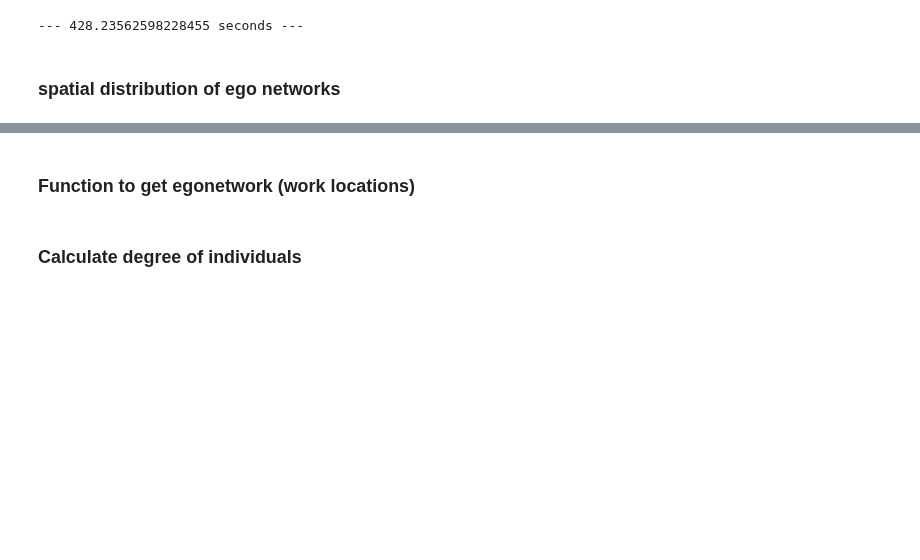
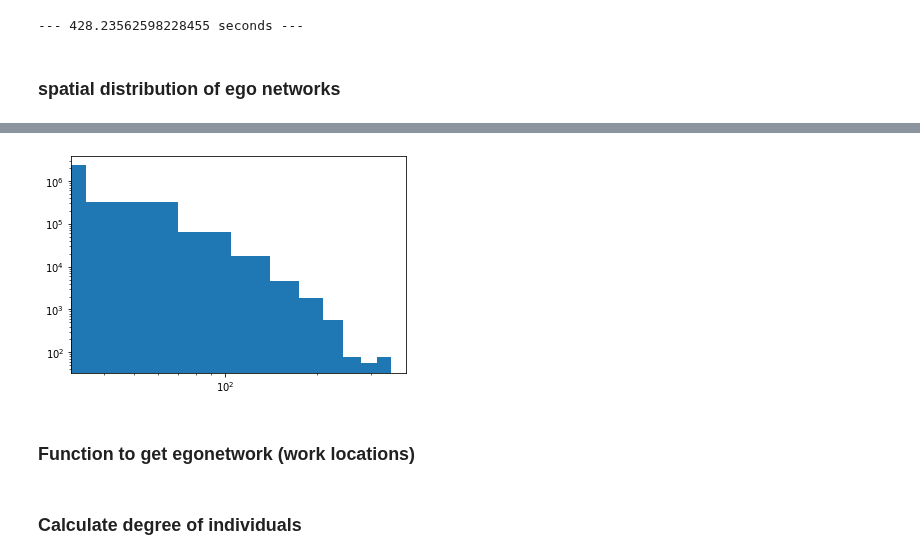
Before and after one commit to sandorjuhasz/ties-around-home, a Jupyter notebook: scripts/degree_home_work.ipynb, the cells around one changed output, grey strips where cells are left out. Saved outputs shown, nothing was run; the diff lists cells and outputs as text; code cells hidden in the pictures; blank space fills up the shorter version.

```diff
--- a/scripts/degree_home_work.ipynb
+++ b/scripts/degree_home_work.ipynb
@@ -106,3 +131,9 @@ plt.hist(m5['dist_from_friend_h'], bins = [0,500, 1000, 1500, 2000, 2500, 3000,
+# %%
+plt.hist(geo_edgelist['dist_hh'])
+plt.loglog()
+plt.show()
+# %% [output]
+[figure, added]
 # %% [markdown]
 ### Function to get egonetwork (work locations)
 # %%
```
Also changed, not shown: parts of 9 cells of this notebook.
